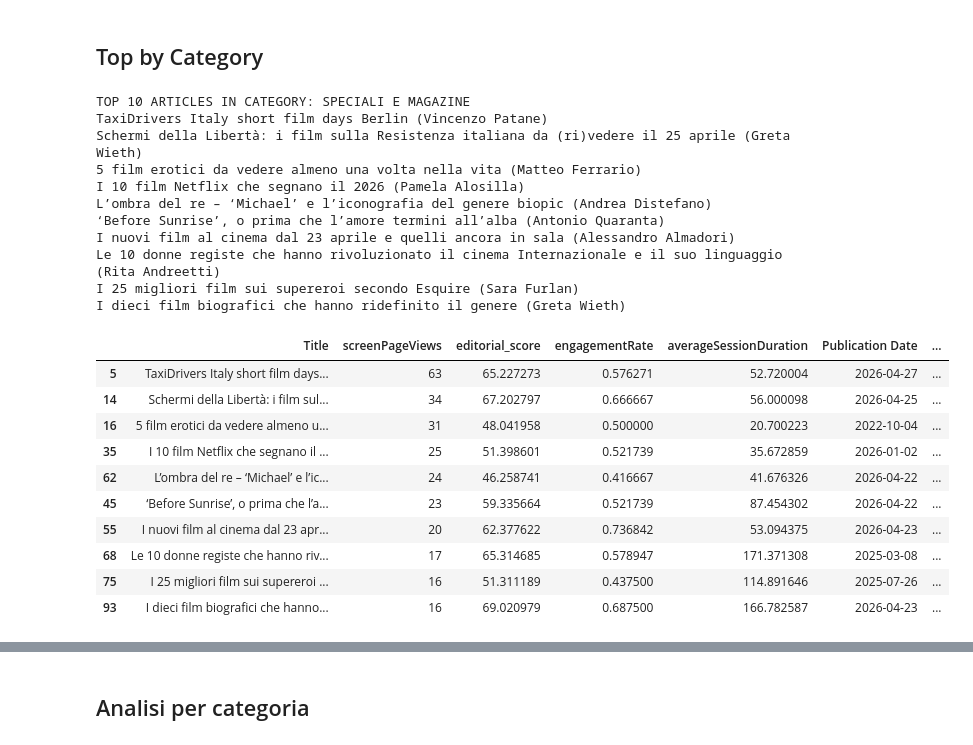
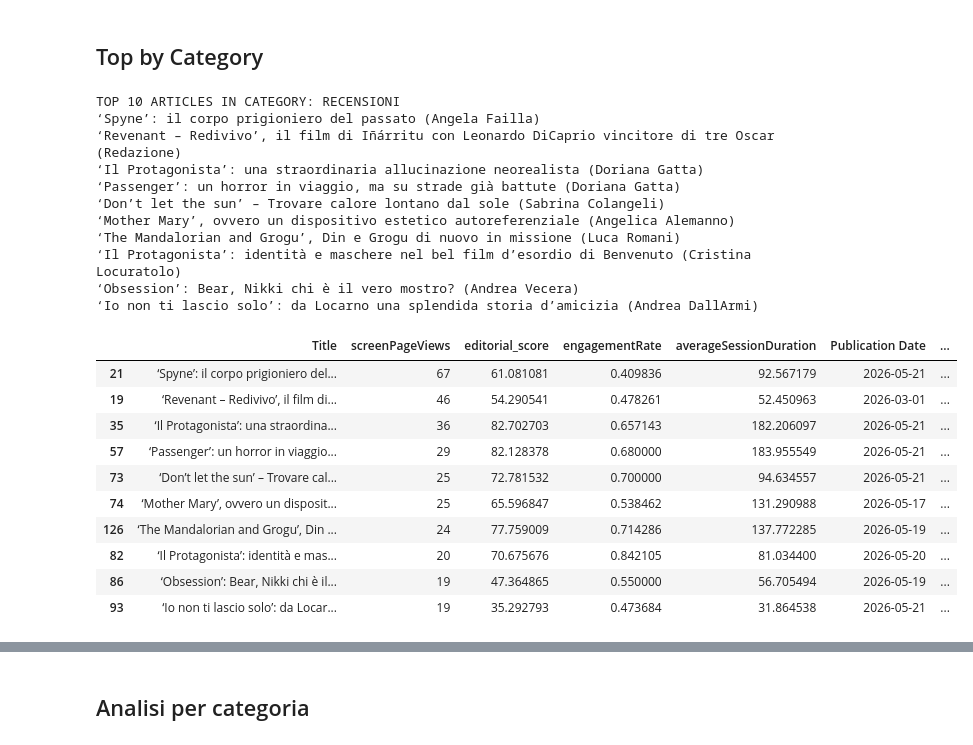
Before and after one commit to mandel94/td_toolkit, a Jupyter notebook: reports/weekly/weekly_nb.ipynb, the cells around one changed output, grey strips where cells are left out. Saved outputs shown, nothing was run; the diff lists cells and outputs as text; code cells hidden in the pictures.

```diff
--- a/reports/weekly/weekly_nb.ipynb
+++ b/reports/weekly/weekly_nb.ipynb
@@ -83,34 +99,34 @@ top_by_views[['Title', 'Author', 'Categoria', 'editorial_score', 'screenPageView
 ## Top by Category
 # %%
 categories = ['Si farà', 'Festival di Cinema', 'Recensioni' , 'Serie TV', 'News', 'Live Streaming On Demand', 'Speciali e Magazine', 'Altro']
-category = categories[6]
+category = categories[2]
 print(f"Top 10 articles in category: {category}".upper())
 top_by_views = top_n_by_category(data, n=10)
 print_top_articles(top_by_views[category])
 top_by_views[category][['Title', 'screenPageViews', 'editorial_score', 'engagementRate', 'averageSessionDuration', 'Publication Date', 'Categoria', 'Author', 'pagePath']]
 # %% [output]
-TOP 10 ARTICLES IN CATEGORY: SPECIALI E MAGAZINE
-TaxiDrivers Italy short film days Berlin (Vincenzo Patane)
-Schermi della Libertà: i film sulla Resistenza italiana da (ri)vedere il 25 aprile (Greta Wieth)
-5 film erotici da vedere almeno una volta nella vita (Matteo Ferrario)
-I 10 film Netflix che segnano il 2026 (Pamela Alosilla)
-L’ombra del re – ‘Michael’ e l’iconografia del genere biopic (Andrea Distefano)
-‘Before Sunrise’, o prima che l’amore termini all’alba (Antonio Quaranta)
-I nuovi film al cinema dal 23 aprile e quelli ancora in sala (Alessandro Almadori)
-Le 10 donne registe che hanno rivoluzionato il cinema Internazionale e il suo linguaggio (Rita Andreetti)
-I 25 migliori film sui supereroi secondo Esquire (Sara Furlan)
-I dieci film biografici che hanno ridefinito il genere (Greta Wieth)
+TOP 10 ARTICLES IN CATEGORY: RECENSIONI
+‘Spyne’: il corpo prigioniero del passato (Angela Failla)
+‘Revenant – Redivivo’, il film di Iñárritu con Leonardo DiCaprio vincitore di tre Oscar (Redazione)
+‘Il Protagonista’: una straordinaria allucinazione neorealista (Doriana Gatta)
+‘Passenger’: un horror in viaggio, ma su strade già battute (Doriana Gatta)
+‘Don’t let the sun’ – Trovare calore lontano dal sole (Sabrina Colangeli)
+‘Mother Mary’, ovvero un dispositivo estetico autoreferenziale (Angelica Alemanno)
+‘The Mandalorian and Grogu’, Din e Grogu di nuovo in missione (Luca Romani)
+‘Il Protagonista’: identità e maschere nel bel film d’esordio di Benvenuto (Cristina Locuratolo)
+‘Obsession’: Bear, Nikki chi è il vero mostro? (Andrea Vecera)
+‘Io non ti lascio solo’: da Locarno una splendida storia d’amicizia (Andrea DallArmi)
 |  | Title | screenPageViews | editorial_score | engagementRate | averageSessionDuration | Publication Date | ... |
-| 5 | TaxiDrivers Italy short film days... | 63 | 65.227273 | 0.576271 | 52.720004 | 2026-04-27 | ... |
-| 14 | Schermi della Libertà: i film sul... | 34 | 67.202797 | 0.666667 | 56.000098 | 2026-04-25 | ... |
-| 16 | 5 film erotici da vedere almeno u... | 31 | 48.041958 | 0.500000 | 20.700223 | 2022-10-04 | ... |
-| 35 | I 10 film Netflix che segnano il ... | 25 | 51.398601 | 0.521739 | 35.672859 | 2026-01-02 | ... |
-| 62 | L’ombra del re – ‘Michael’ e l’ic... | 24 | 46.258741 | 0.416667 | 41.676326 | 2026-04-22 | ... |
-| 45 | ‘Before Sunrise’, o prima che l’a... | 23 | 59.335664 | 0.521739 | 87.454302 | 2026-04-22 | ... |
-| 55 | I nuovi film al cinema dal 23 apr... | 20 | 62.377622 | 0.736842 | 53.094375 | 2026-04-23 | ... |
-| 68 | Le 10 donne registe che hanno riv... | 17 | 65.314685 | 0.578947 | 171.371308 | 2025-03-08 | ... |
-| 75 | I 25 migliori film sui supereroi ... | 16 | 51.311189 | 0.437500 | 114.891646 | 2025-07-26 | ... |
-| 93 | I dieci film biografici che hanno... | 16 | 69.020979 | 0.687500 | 166.782587 | 2026-04-23 | ... |
+| 21 | ‘Spyne’: il corpo prigioniero del... | 67 | 61.081081 | 0.409836 | 92.567179 | 2026-05-21 | ... |
+| 19 | ‘Revenant – Redivivo’, il film di... | 46 | 54.290541 | 0.478261 | 52.450963 | 2026-03-01 | ... |
+| 35 | ‘Il Protagonista’: una straordina... | 36 | 82.702703 | 0.657143 | 182.206097 | 2026-05-21 | ... |
+| 57 | ‘Passenger’: un horror in viaggio... | 29 | 82.128378 | 0.680000 | 183.955549 | 2026-05-21 | ... |
+| 73 | ‘Don’t let the sun’ – Trovare cal... | 25 | 72.781532 | 0.700000 | 94.634557 | 2026-05-21 | ... |
+| 74 | ‘Mother Mary’, ovvero un disposit... | 25 | 65.596847 | 0.538462 | 131.290988 | 2026-05-17 | ... |
+| 126 | ‘The Mandalorian and Grogu’, Din ... | 24 | 77.759009 | 0.714286 | 137.772285 | 2026-05-19 | ... |
+| 82 | ‘Il Protagonista’: identità e mas... | 20 | 70.675676 | 0.842105 | 81.034400 | 2026-05-20 | ... |
+| 86 | ‘Obsession’: Bear, Nikki chi è il... | 19 | 47.364865 | 0.550000 | 56.705494 | 2026-05-19 | ... |
+| 93 | ‘Io non ti lascio solo’: da Locar... | 19 | 35.292793 | 0.473684 | 31.864538 | 2026-05-21 | ... |
 # %%
 def format_ranking(data):
     """
```
Also changed, not shown: parts of 19 cells of this notebook, 5 other files.
